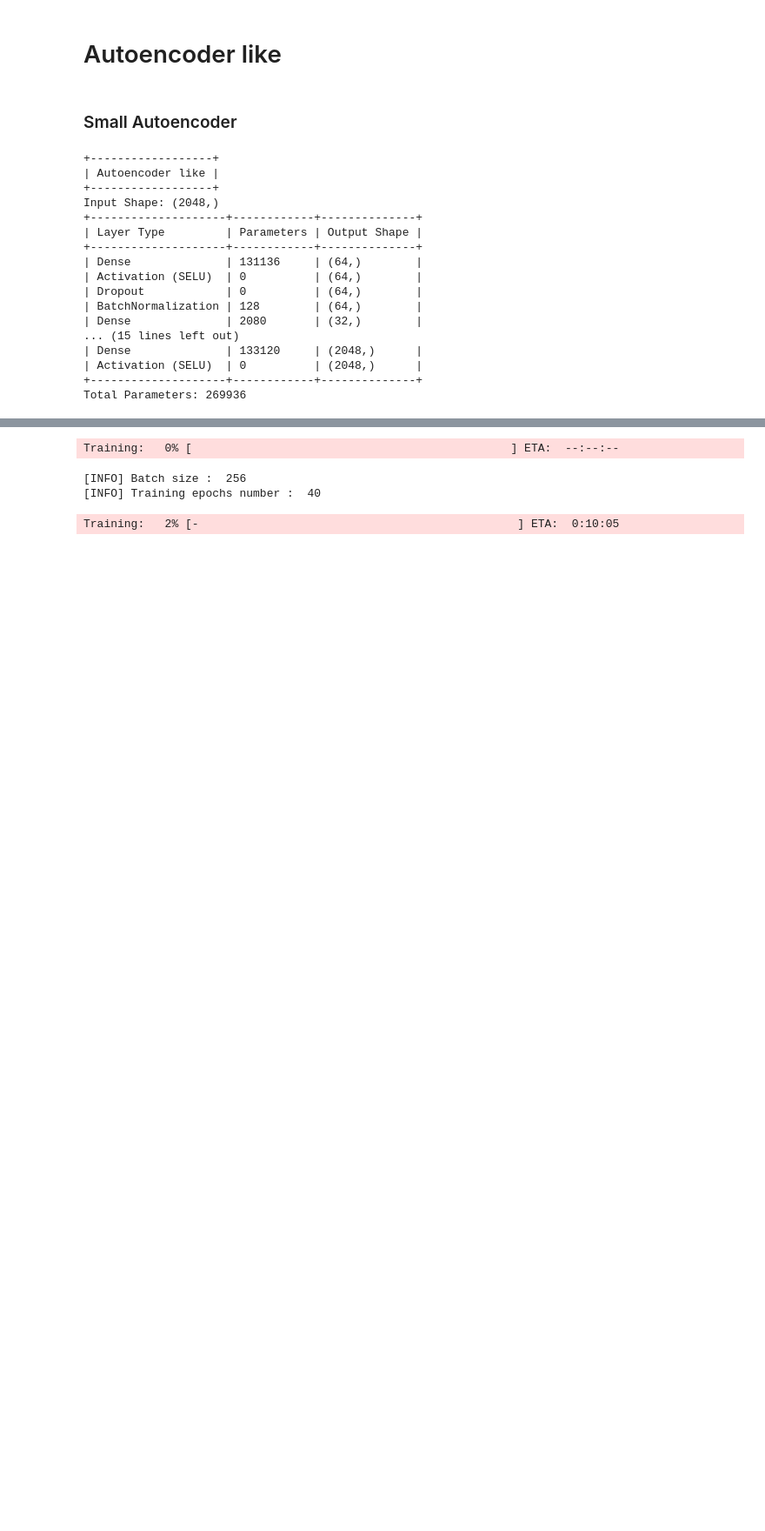
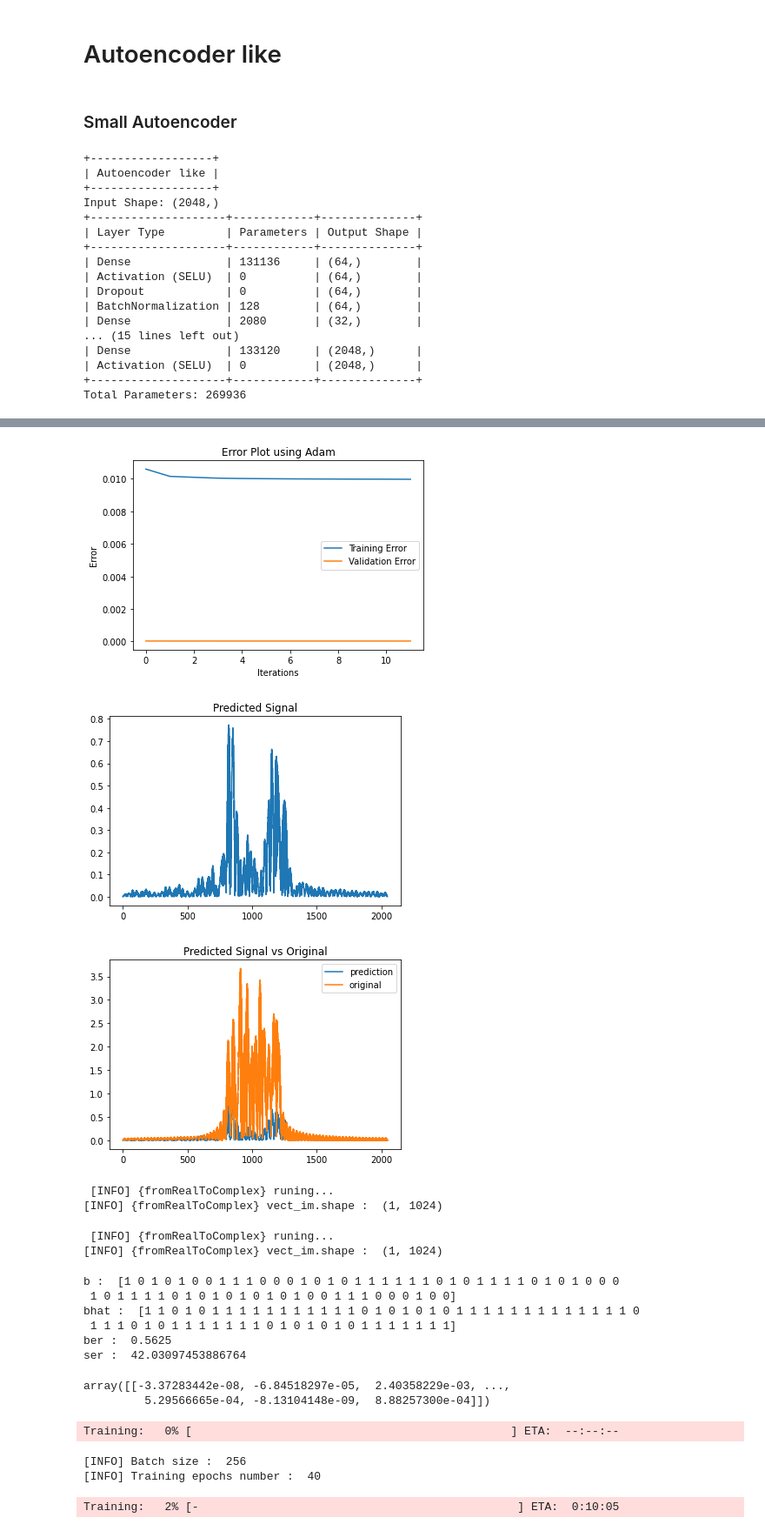
Before and after one commit to BounharAbdelaziz/Deep-Learning-for-solving-NLS-in-Telecommunication, a Jupyter notebook: notebooks/MLP.ipynb, the cells around one changed output, grey strips where cells are left out. Shown at 87% size. Cells and saved outputs as stored; diff of their text form; code cells hidden in the pictures; blank space fills up the shorter version.

```diff
--- a/notebooks/MLP.ipynb
+++ b/notebooks/MLP.ipynb
@@ -625,7 +696,7 @@ optimizer = Adam()
 opti = 'Adam'
 n_features = 2048
 n_output = 2048
-clf = NeuralNetwork(optimizer=optimizer,
-                        loss=SquareLoss,
+autoenc = NeuralNetwork(optimizer=optimizer,
+                        loss=MSE,
                         validation_data=(X_test, y_test))
 # %%
@@ -677,3 +748,10 @@ Input Shape: (2048,)
 | Activation (SELU)  | 0          | (2048,)      |
 +--------------------+------------+--------------+
 Total Parameters: 269936
+# %%
+batch_size = 64
+num_epochs = 12
+# %%
+print("[INFO] Batch size : ", batch_size)
+print("[INFO] Training epochs number : ", num_epochs)
+train_err_autoenc, val_err_autoenc = autoenc.fit(X_train, y_train, num_epochs, batch_size=batch_size)
@@ -680,3 +783,22 @@ Total Parameters: 269936
+# %%
+index_pred= 98
+evals(autoenc, X_test, y_test, index_pred, opti, train_err_autoenc, val_err_autoenc)
+# %% [output]
+[figure, added]
+[figure, added]
+[figure, added]
+ [INFO] {fromRealToComplex} runing...
+[INFO] {fromRealToComplex} vect_im.shape :  (1, 1024)
+ [INFO] {fromRealToComplex} runing...
+[INFO] {fromRealToComplex} vect_im.shape :  (1, 1024)
+b :  [1 0 1 0 1 0 0 1 1 1 0 0 0 1 0 1 0 1 1 1 1 1 1 0 1 0 1 1 1 1 0 1 0 1 0 0 0
+ 1 0 1 1 1 1 0 1 0 1 0 1 0 1 0 1 0 0 1 1 1 0 0 0 1 0 0]
+bhat :  [1 1 0 1 0 1 1 1 1 1 1 1 1 1 1 1 0 1 0 1 0 1 0 1 1 1 1 1 1 1 1 1 1 1 1 1 0
+ 1 1 1 0 1 0 1 1 1 1 1 1 1 0 1 0 1 0 1 0 1 1 1 1 1 1 1]
+ber :  0.5625
+ser :  42.03097453886764
+array([[-3.37283442e-08, -6.84518297e-05,  2.40358229e-03, ...,
+         5.29566665e-04, -8.13104148e-09,  8.88257300e-04]])
 # %%
 print("[INFO] Batch size : ", batch_size)
 print("[INFO] Training epochs number : ", num_epochs)
```
Also changed, not shown: parts of 83 cells of this notebook, 2 other files.
